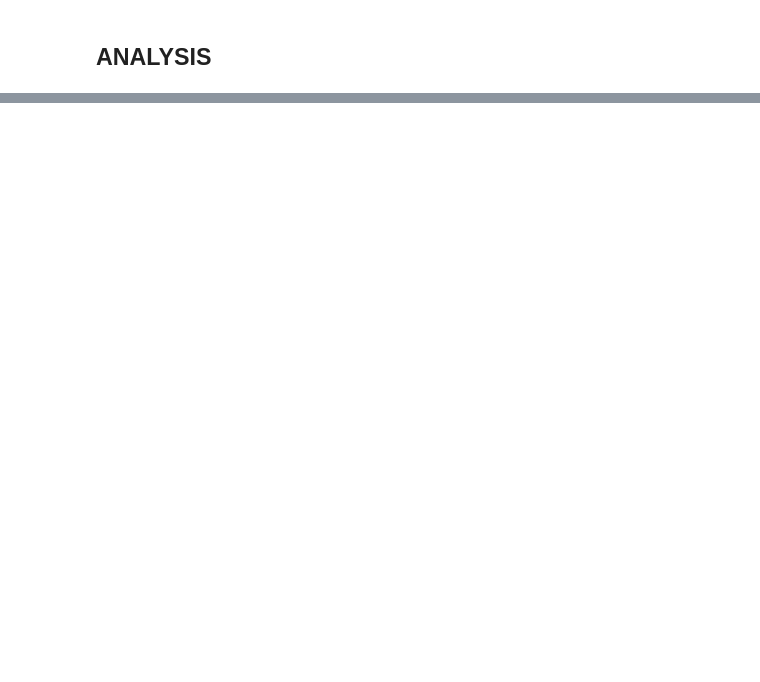
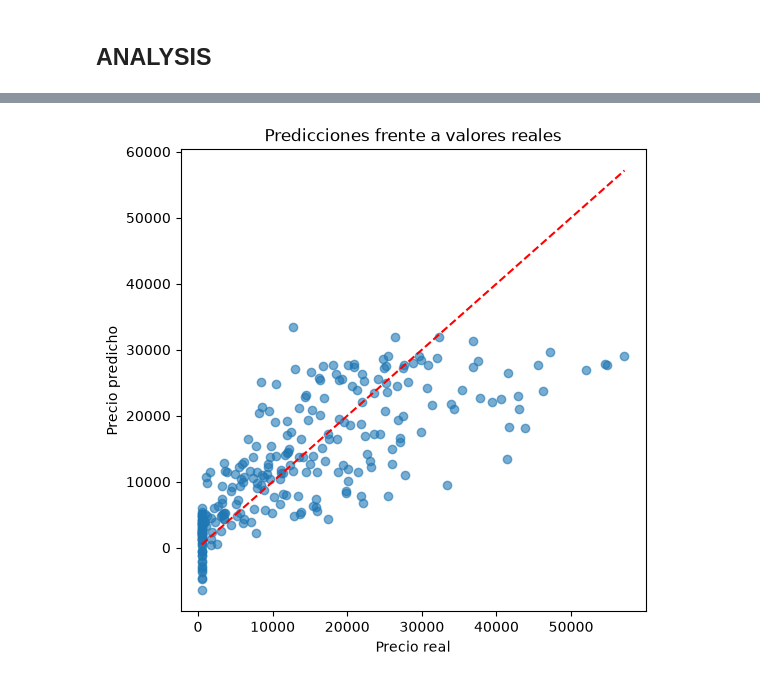
Before and after one commit to Miguel153891/SDOML-project, a Jupyter notebook: notebooks/performance_analysis.ipynb, the cells around one changed output, grey strips where cells are left out. Saved outputs shown, nothing was run; the diff lists cells and outputs as text; code cells hidden in the pictures; blank space fills up the shorter version.

```diff
--- a/notebooks/performance_analysis.ipynb
+++ b/notebooks/performance_analysis.ipynb
@@ -47,2 +47,23 @@ MAE: 5842.579837713027
 # %% [markdown]
 ## ANALYSIS
+# %%
+predicciones = []
+reales = []
+
+with torch.no_grad():
+    for X, y in test_dataset:
+        prediccion = model(X.unsqueeze(0)).item()
+        predicciones.append(prediccion)
+        reales.append(y.item())
+
+predicciones = np.array(predicciones)
+reales = np.array(reales)
+
+errores = predicciones - reales
+mae = np.mean(np.abs(errores))
+rmse = np.sqrt(np.mean(errores ** 2))
+r2 = 1 - np.sum(errores ** 2) / np.sum((reales - reales.mean()) ** 2)
+
+print(f"MAE: {mae:.2f}")
+print(f"RMSE: {rmse:.2f}")
+print(f"R²: {r2:.3f}")
@@ -48,0 +79,12 @@ MAE: 5842.579837713027
+# %%
+plt.figure(figsize=(6, 6))
+plt.scatter(reales, predicciones, alpha=0.6)
+plt.plot([reales.min(), reales.max()],
+         [reales.min(), reales.max()],
+         "r--")
+plt.xlabel("Precio real")
+plt.ylabel("Precio predicho")
+plt.title("Predicciones frente a valores reales")
+plt.show()
+# %% [output]
+[figure, added]
```
Also changed, not shown: parts of 3 cells of this notebook, 9 other files.
